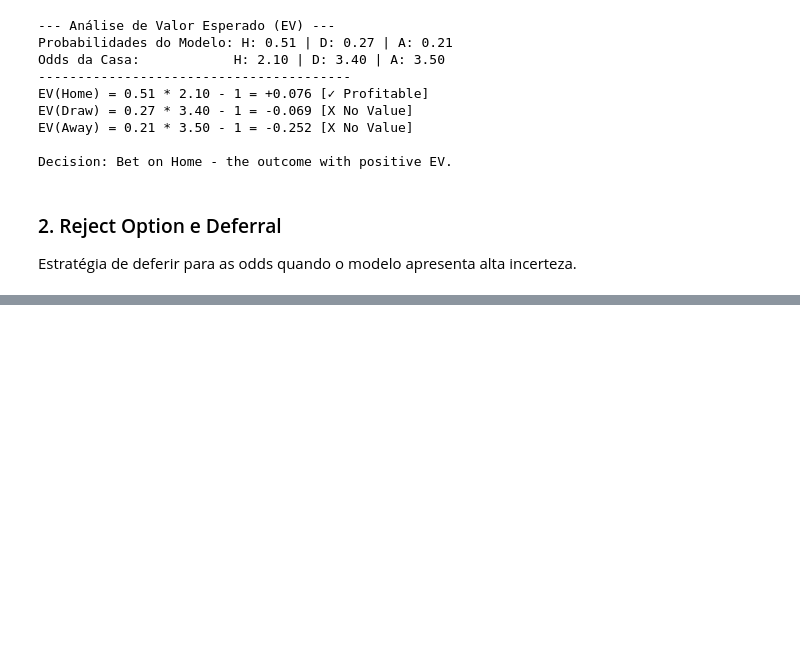
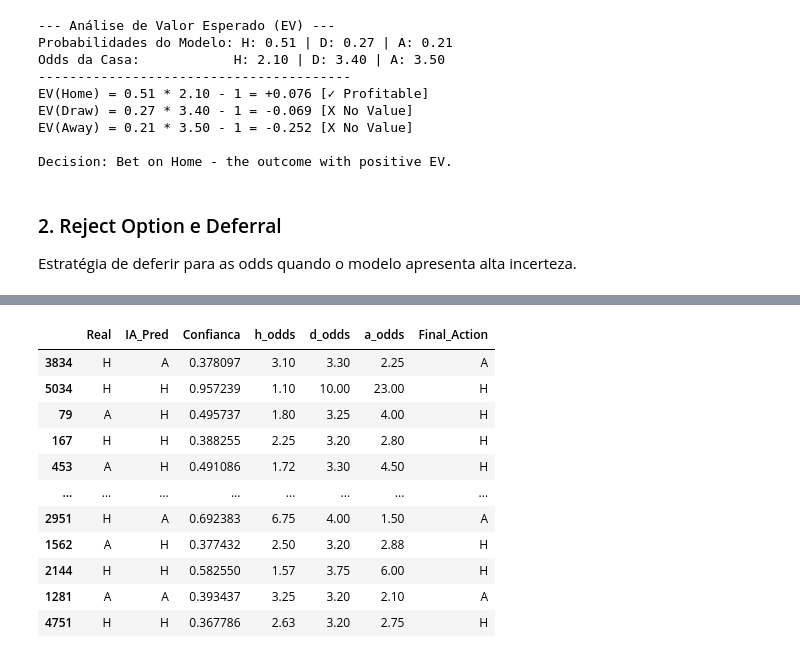
Before and after one commit to franciscamateusPt05/Modelo-Probab-listico-de-Previs-o-de-resultados-de-Futebol-liga-Portuguesa, a Jupyter notebook: projeto.ipynb, the cells around one changed output, grey strips where cells are left out. Drawn from its saved outputs; the diff is of its cells as text; code cells hidden in the pictures; blank space fills up the shorter version.

```diff
--- a/projeto.ipynb
+++ b/projeto.ipynb
@@ -1568,0 +1638,15 @@ Acurácia Final: 0.5273
+# %%
+threshold = 0.8
+
+fb_clf = ThresholdFallbackClassifier(
+    estimator=LogisticRegression(max_iter=1000, random_state=42),
+    threshold=threshold
+)
+
+fb_clf.fit(X_train_scaled, y_train)
+
+y_pred_fb = fb_clf.predict(X_test_scaled)
+
+print(f"Predictions shape: {y_pred_fb.shape}")
+print(f"Unique predictions: {np.unique(y_pred_fb)}")
+print(f"Number of rejections (class -1): {(y_pred_fb == -1).sum()}")
@@ -1568,0 +1739,63 @@ Acurácia Final: 0.5273
+# %%
+from sklearn.metrics import accuracy_score
+import pandas as pd
+import numpy as np
+
+def avaliar_desempenho_com_deferral(modelo, X_test_scaled, y_test, df_original, threshold=0.8):
+    """
+    Implementa Reject Option e Deferral para as Odds.
+    Garante que o df de odds use apenas os IDs/índices do teste.
+    """
+    # 1. Obter probabilidades e confiança da IA
+    probs = modelo.predict_proba(X_test_scaled)
+    ia_preds = modelo.predict(X_test_scaled)
+    confianca_ia = np.max(probs, axis=1) # P(max)
+
+    # 2. Alinhar o DataFrame original com os IDs do teste
+    # Usamos o .loc[y_test.index] para garantir que as odds batam com os jogos[cite: 4]
+    df_teste_odds = df_original.loc[y_test.index].copy()
+
+    # 3. Criar estrutura de decisão
+    df_decisao = pd.DataFrame({
+        'Real': y_test.values,
+        'IA_Pred': ia_preds,
+        'Confianca': confianca_ia
+    }, index=y_test.index)
+
+    # Juntar as colunas de odds necessárias
+    df_decisao = df_decisao.join(df_teste_odds[['h_odds', 'd_odds', 'a_odds']])
+
+    # 4. Lógica de Deferral (Diferimento)
+    def decidir_vencedor(row):
+        # Se a confiança for alta, a IA decide
+        if row['Confianca'] >= threshold:
+            return row['IA_Pred']
+
+        # Caso contrário, defere para a sabedoria do mercado (favorito das odds)
+        # Seleciona a chave (H, D ou A) que possui a menor cotação
+        odds_dict = {'H': row['h_odds'], 'D': row['d_odds'], 'A': row['a_odds']}
+        return min(odds_dict, key=odds_dict.get)
+
+    df_decisao['Final_Action'] = df_decisao.apply(decidir_vencedor, axis=1)
+
+    # 5. Avaliação das métricas de performance seletiva
+    mask_ia = df_decisao['Confianca'] >= threshold
+    cobertura = mask_ia.mean()
+
+    acc_baseline = accuracy_score(y_test, ia_preds)
+    acc_seletiva = accuracy_score(y_test[mask_ia], ia_preds[mask_ia]) if any(mask_ia) else 0
+    acc_final = accuracy_score(y_test, df_decisao['Final_Action'])
+
+    print(f"--- RELATÓRIO DE ESTRATÉGIA (Threshold: {threshold}) ---")
+    print(f"Acurácia Baseline (IA sozinha): {acc_baseline:.4f}")
+    print(f"Acurácia Seletiva (IA quando está segura): {acc_seletiva:.4f}")
+    print(f"Cobertura da IA: {cobertura:.2%}")
+    print(f"Taxa de Deferral (Diferido para as Odds): {1 - cobertura:.2%}")
+    print("-" * 45)
+    print(f"ACURÁCIA FINAL DO SISTEMA HÍBRIDO: {acc_final:.4f}")
+
+    return df_decisao
+
+# Exemplo de aplicação:
+avaliar_desempenho_com_deferral(best_logreg, X_test_scaled, y_test, df, threshold=0.8)
+# %% [output]
@@ -1568,0 +1809,12 @@ Acurácia Final: 0.5273
+|  | Real | IA_Pred | Confianca | h_odds | d_odds | a_odds | Final_Action |
+| 3834 | H | A | 0.378097 | 3.10 | 3.30 | 2.25 | A |
+| 5034 | H | H | 0.957239 | 1.10 | 10.00 | 23.00 | H |
+| 79 | A | H | 0.495737 | 1.80 | 3.25 | 4.00 | H |
+| 167 | H | H | 0.388255 | 2.25 | 3.20 | 2.80 | H |
+| 453 | A | H | 0.491086 | 1.72 | 3.30 | 4.50 | H |
+| ... | ... | ... | ... | ... | ... | ... | ... |
+| 2951 | H | A | 0.692383 | 6.75 | 4.00 | 1.50 | A |
+| 1562 | A | H | 0.377432 | 2.50 | 3.20 | 2.88 | H |
+| 2144 | H | H | 0.582550 | 1.57 | 3.75 | 6.00 | H |
+| 1281 | A | A | 0.393437 | 3.25 | 3.20 | 2.10 | A |
+| 4751 | H | H | 0.367786 | 2.63 | 3.20 | 2.75 | H |
```
Also changed, not shown: parts of 12 cells of this notebook, 1 other file.
